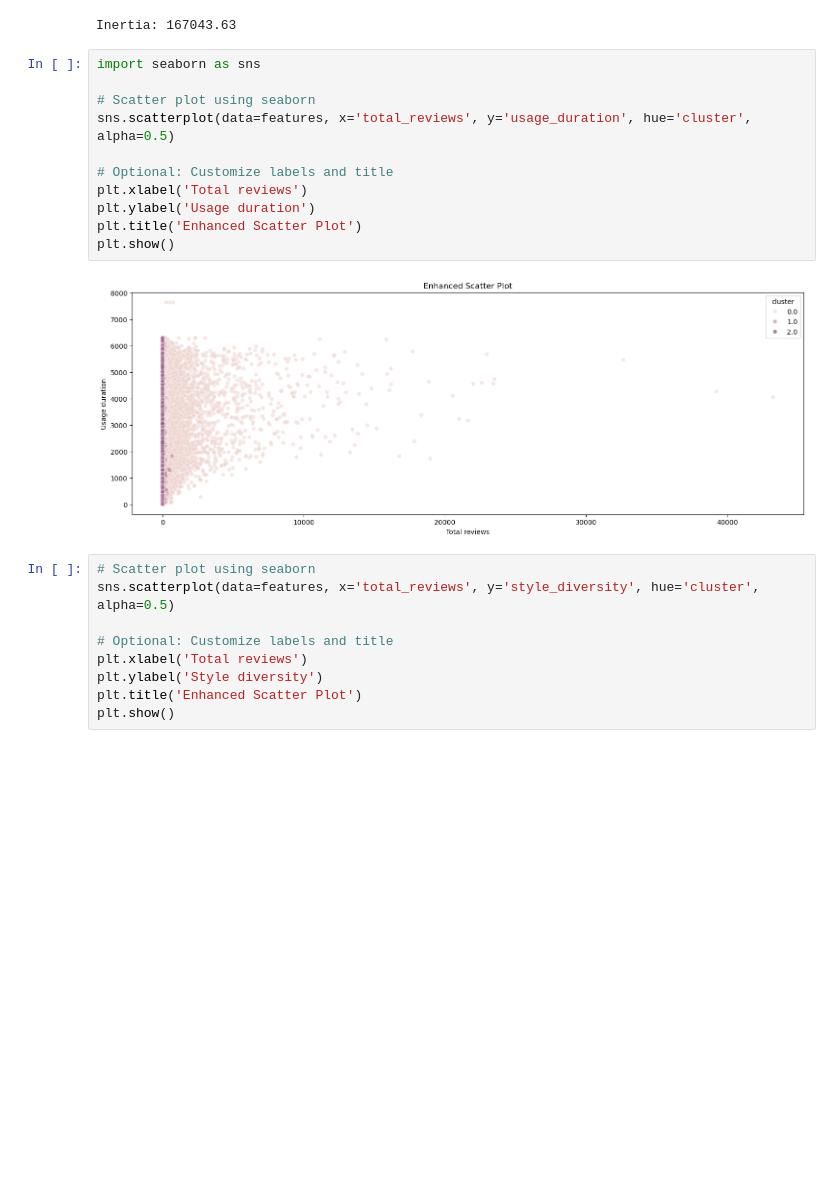
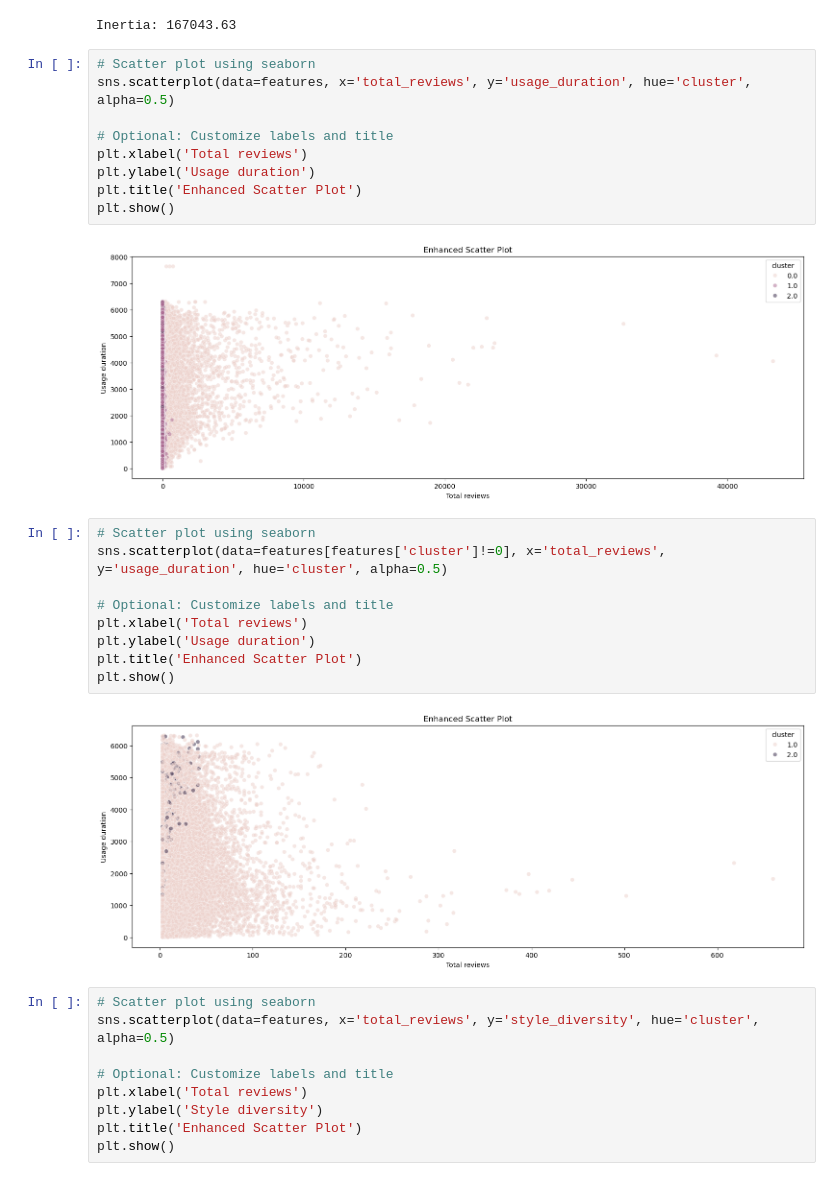
Before and after one commit to epfl-ada/ada-2024-project-bada55, a Jupyter notebook: resultsWS.ipynb, the cells around one changed output. Drawn from its saved outputs; the diff is of its cells as text; blank space fills up the shorter version.

```diff
--- a/resultsWS.ipynb
+++ b/resultsWS.ipynb
@@ -403,8 +446,6 @@ print(f"Inertia: {kmeans.inertia_:.2f}")
 # %% [output]
 Inertia: 167043.63
 # %%
-import seaborn as sns
-
 # Scatter plot using seaborn
 sns.scatterplot(data=features, x='total_reviews', y='usage_duration', hue='cluster', alpha=0.5)
 
@@ -415,6 +456,17 @@ plt.title('Enhanced Scatter Plot')
 plt.show()
 # %% [output]
 [figure]
+# %%
+# Scatter plot using seaborn
+sns.scatterplot(data=features[features['cluster']!=0], x='total_reviews', y='usage_duration', hue='cluster', alpha=0.5)
+
+# Optional: Customize labels and title
+plt.xlabel('Total reviews')
+plt.ylabel('Usage duration')
+plt.title('Enhanced Scatter Plot')
+plt.show()
+# %% [output]
+[figure, added]
 # %%
 # Scatter plot using seaborn
 sns.scatterplot(data=features, x='total_reviews', y='style_diversity', hue='cluster', alpha=0.5)
```
Also changed, not shown: parts of 9 cells of this notebook, 1 other file.
